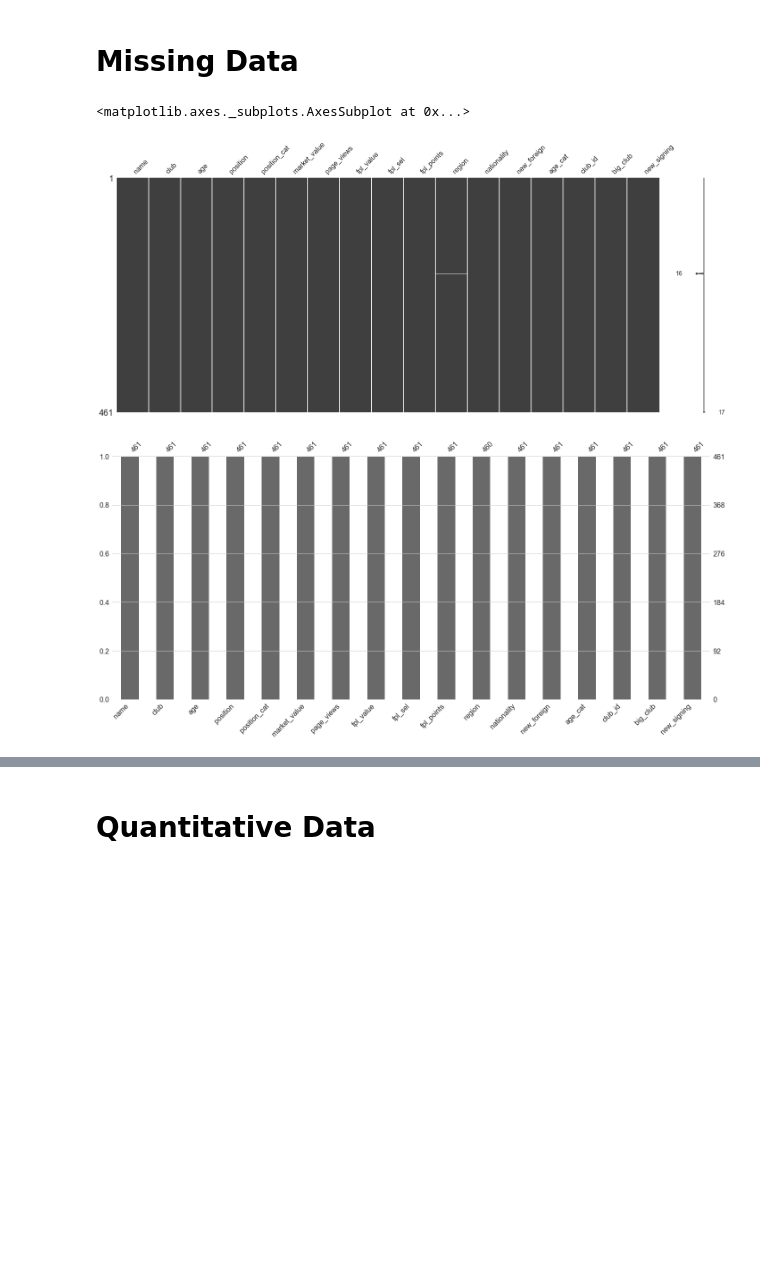
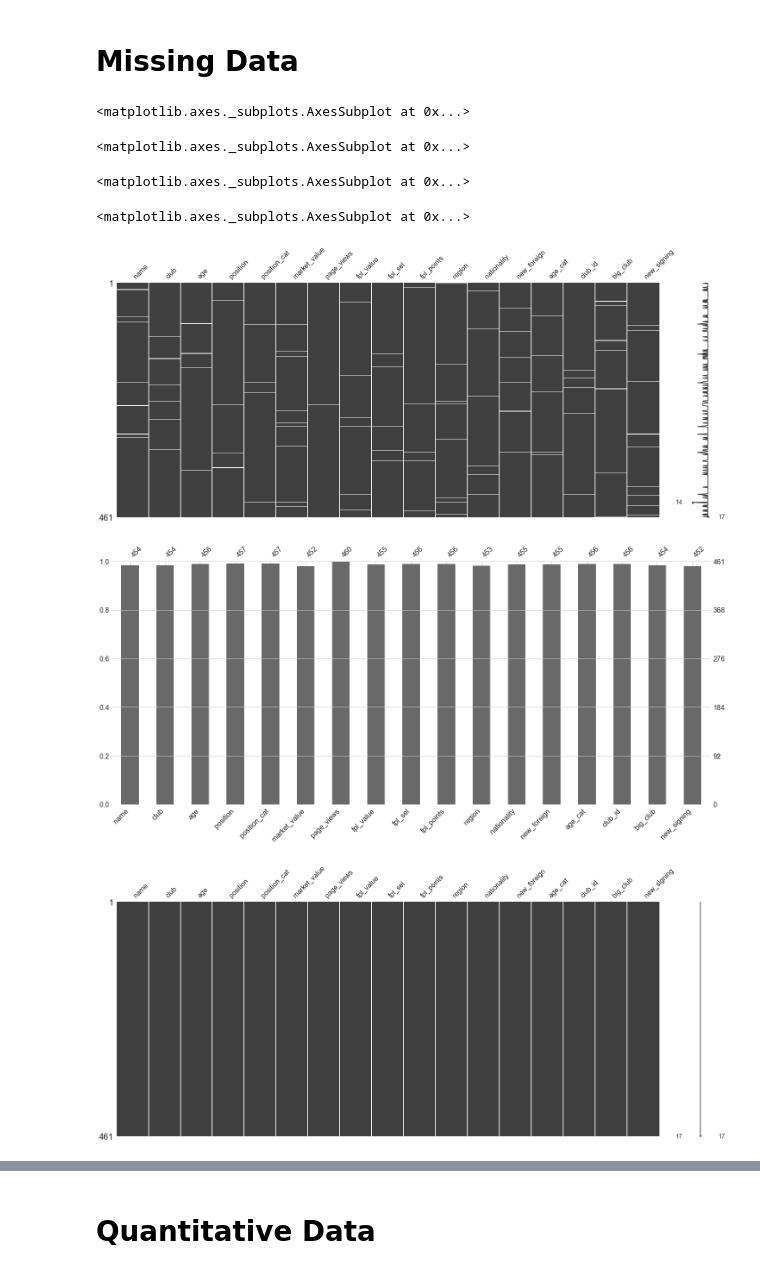
Before and after one commit to basilvetas/seaborn-visualizations, a Jupyter notebook: Data-Visualizations-Python.ipynb, the cells around one changed output, grey strips where cells are left out. Drawn from its saved outputs; the diff is of its cells as text; code cells hidden in the pictures; blank space fills up the shorter version.

Commit message:
fake missing data

```diff
--- a/Data-Visualizations-Python.ipynb
+++ b/Data-Visualizations-Python.ipynb
@@ -43,7 +43,7 @@ df = pd.read_csv('epldata_final.csv', low_memory=False)
 # A bit of data cleaning
 _ = df.drop('fpl_sel', axis=1)
 catg_cols = ['name', 'club', 'position', 'nationality']
-_ = df.loc[:, catg_cols] = df.loc[:, catg_cols].apply(lambda x: x.astype('category'))
+df.loc[:, catg_cols] = df.loc[:, catg_cols].apply(lambda x: x.astype('category'))
 
 df.name.cat.categories
 df.club.cat.categories
@@ -146,24 +146,32 @@ dtype: object
 # %% [markdown]
 # Missing Data
 # %%
-# rand_rows = np.random.rand(100)*100
-# rand_cols = np.random.rand(100)*100
+# create some fake missing data
+rand_rows = np.random.randint(0, 461, 1000)
+rand_cols = np.random.randint(0, 17, 100)
+missing_df = df.copy()
+missing_df.loc[:, missing_df.columns] = missing_df.loc[:, missing_df.columns].apply(lambda x: x.astype('str'))
+for i,j in zip(rand_rows,rand_cols):
+    missing_df.iat[i,j] = np.nan
 
-# missing = df
-
-# missing[rand_rows, rand_cols]
-
-msno.matrix(df)
-msno.bar(df)
+# visualize fake missing data
+msno.matrix(missing_df)
+msno.bar(missing_df)
 
 # fill NaNs as 0
 # df.Deaths = df.Deaths.fillna(0)
 # df.Death_Rate = df.Death_Rate.fillna(0)
 # df.Age_Adjusted_Death_Rate = df.Age_Adjusted_Death_Rate.fillna(0)
 
-# msno.matrix(df)
-# msno.bar(df)
+# visualize real dataset
+msno.matrix(df)
+msno.bar(df)
+df.region = df.region.fillna(0) # fill in our single missing values as 0
 # %% [output]
 <matplotlib.axes._subplots.AxesSubplot at 0x...>
+<matplotlib.axes._subplots.AxesSubplot at 0x...>
+<matplotlib.axes._subplots.AxesSubplot at 0x...>
+<matplotlib.axes._subplots.AxesSubplot at 0x...>
-[figure, old version]
+[figure, new version]
-[figure, old version]
+[figure, new version]
+[figure, added]
```
Also changed, not shown: parts of 4 cells of this notebook.
